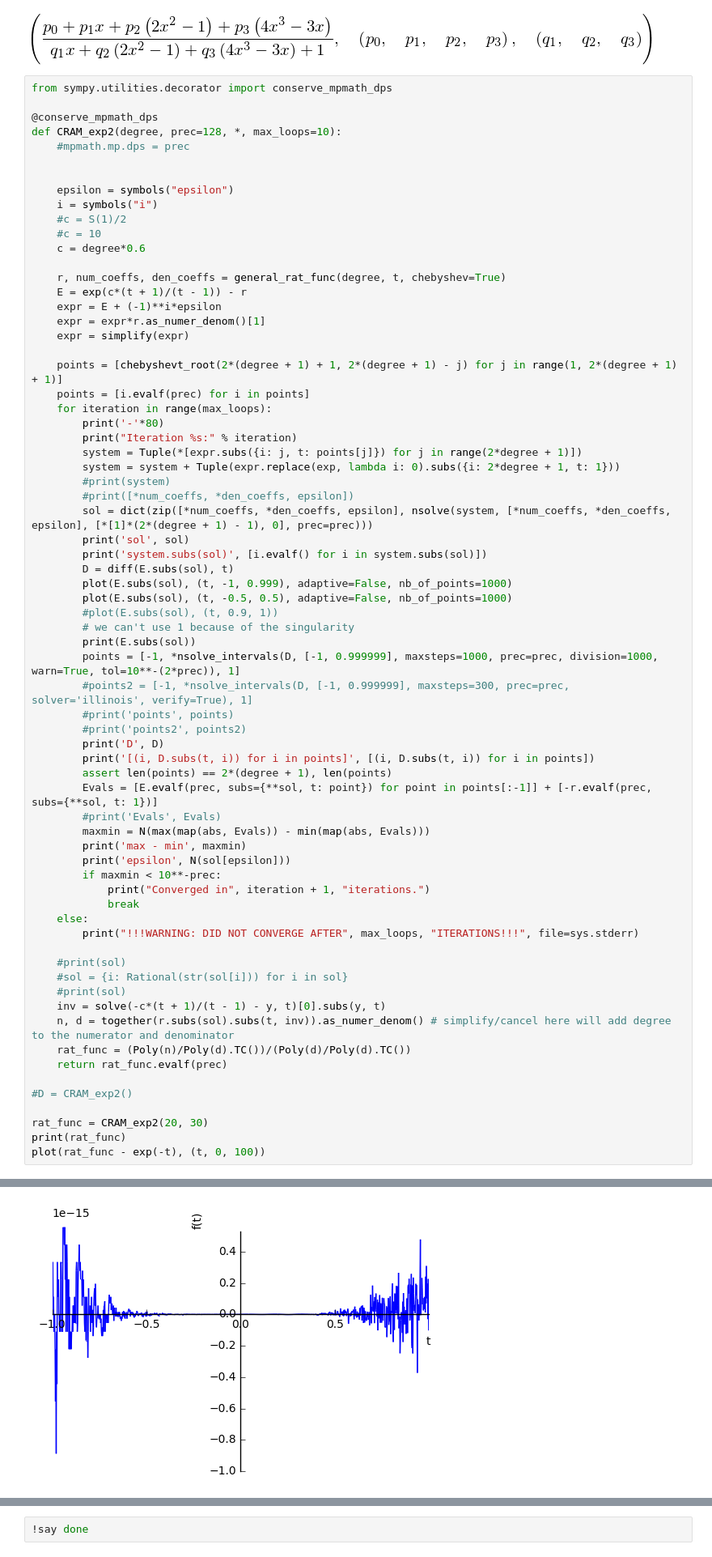
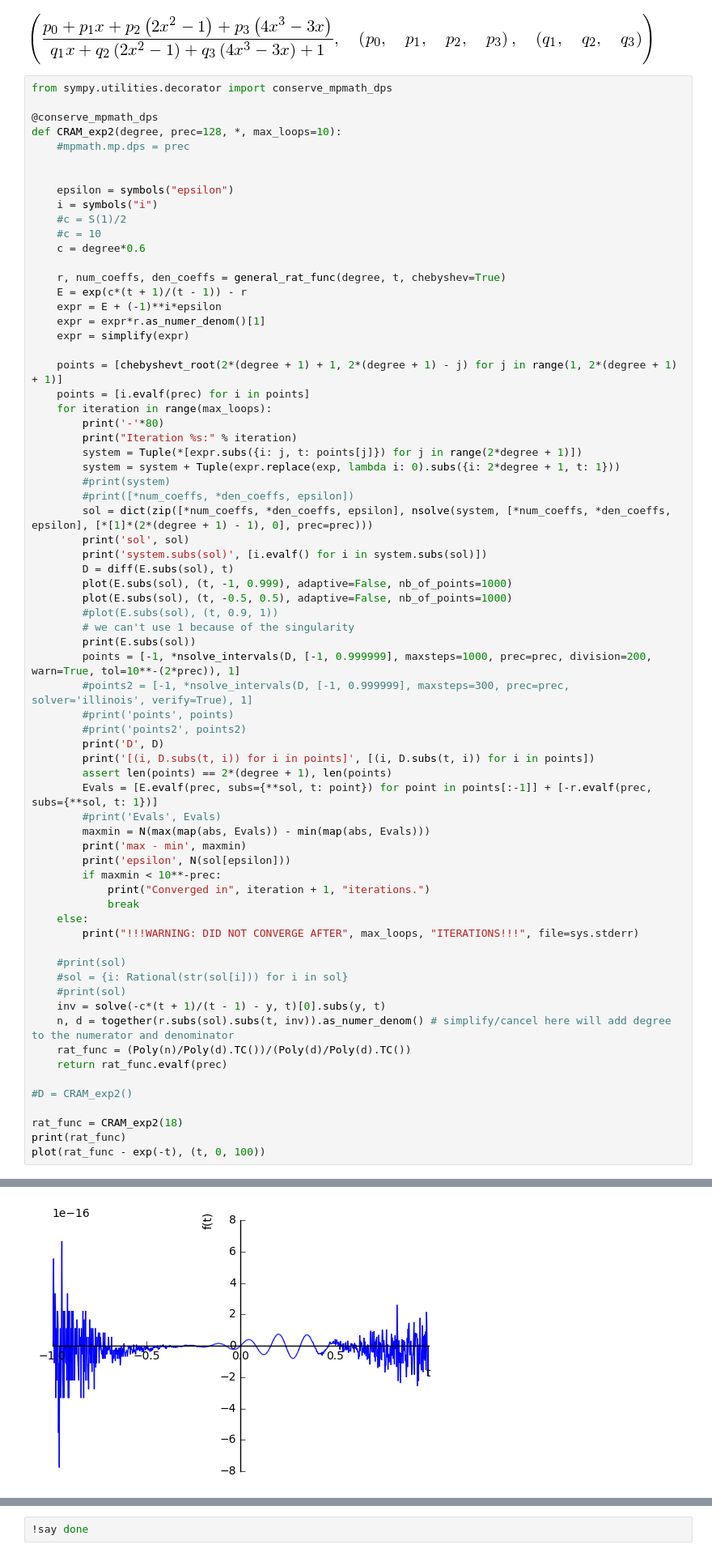
Before and after one commit to ergs/sandbox, a Jupyter notebook: Chebyshev2.ipynb, the cells around one changed output, grey strips where cells are left out. Shown at 81% size. Drawn from its saved outputs; the diff is of its cells as text.

```diff
--- a/Chebyshev2.ipynb
+++ b/Chebyshev2.ipynb
@@ -151,7 +151,7 @@ def CRAM_exp2(degree, prec=128, *, max_loops=10):
         #plot(E.subs(sol), (t, 0.9, 1))
         # we can't use 1 because of the singularity
         print(E.subs(sol))
-        points = [-1, *nsolve_intervals(D, [-1, 0.999999], maxsteps=1000, prec=prec, division=1000, warn=True, tol=10**-(2*prec)), 1]
+        points = [-1, *nsolve_intervals(D, [-1, 0.999999], maxsteps=1000, prec=prec, division=200, warn=True, tol=10**-(2*prec)), 1]
         #points2 = [-1, *nsolve_intervals(D, [-1, 0.999999], maxsteps=300, prec=prec, solver='illinois', verify=True), 1]
         #print('points', points)
         #print('points2', points2)
@@ -179,7 +179,7 @@ def CRAM_exp2(degree, prec=128, *, max_loops=10):
 
 #D = CRAM_exp2()
 
-rat_func = CRAM_exp2(20, 30)
+rat_func = CRAM_exp2(18)
 print(rat_func)
 plot(rat_func - exp(-t), (t, 0, 100))
 # %% [output]
@@ -190 +190 @@ system.subs(sol) [-4.37956469353657e-31, -7.04625544278375e-31, -8.2429801619773
-[figure, old version]
+[figure, new version]
```
Also changed, not shown: parts of 1 cell of this notebook.
